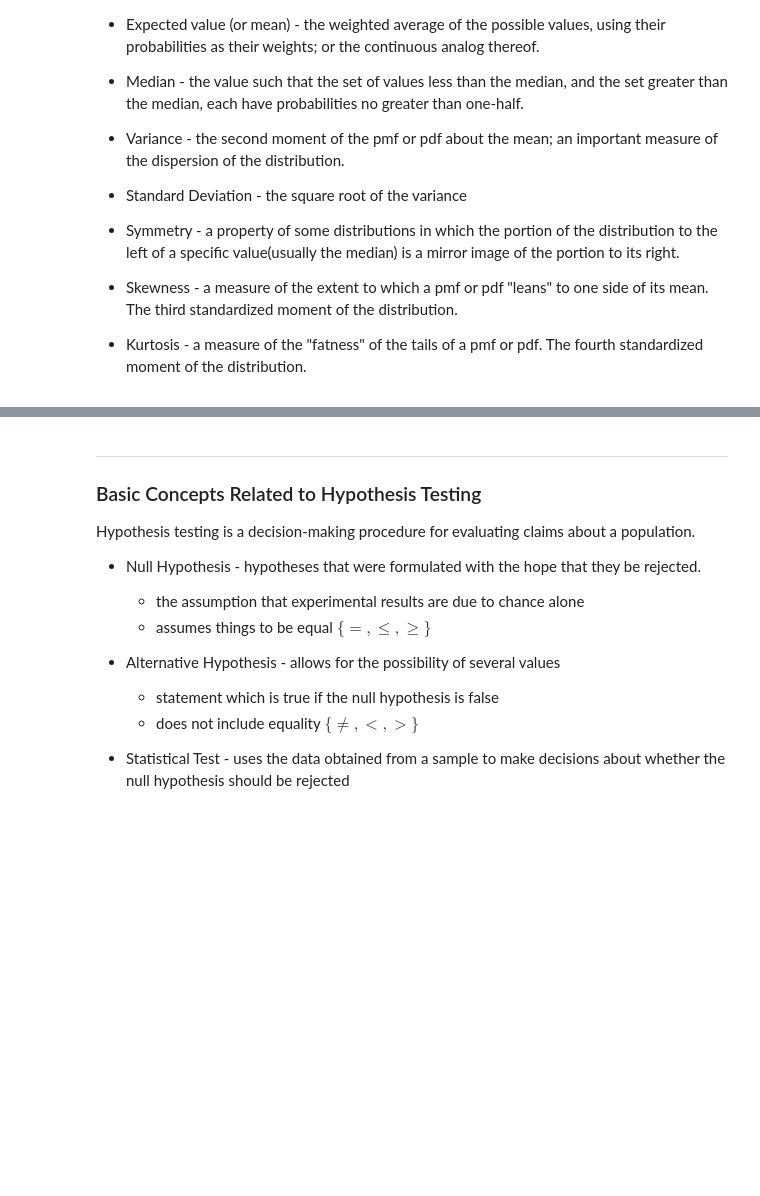
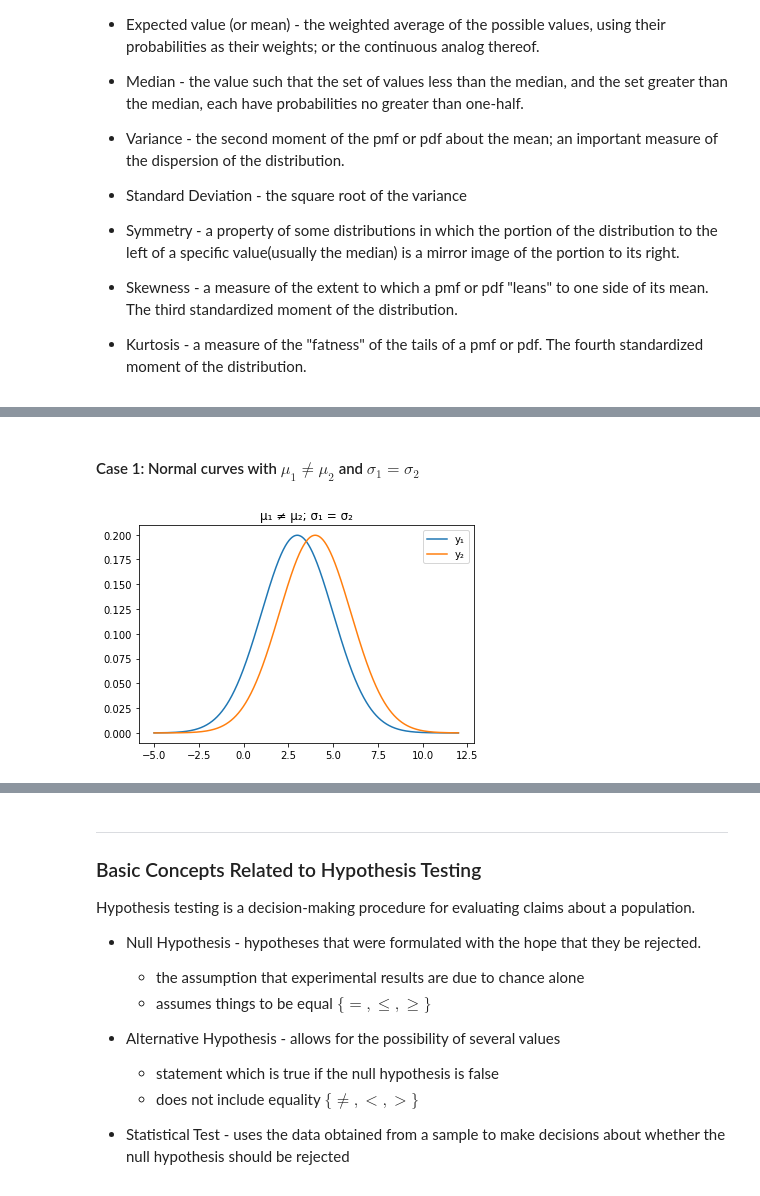
Before and after one commit to adeeconometrics/literate-programming, a Jupyter notebook: Statistical_Analyses.ipynb, the cells around one changed output, grey strips where cells are left out. Saved outputs shown, nothing was run; the diff lists cells and outputs as text; code cells hidden in the pictures; blank space fills up the shorter version.

```diff
--- a/Statistical_Analyses.ipynb
+++ b/Statistical_Analyses.ipynb
@@ -138,0 +194,22 @@ Basic Terms
+# %% [markdown]
+#### Case 1: Normal curves with $\mu_1 \neq \mu_2$ and $\sigma_1 = \sigma_2$
+# %%
+# plotting the with
+x = np.linspace(-5,12,1000)
+
+# definition of the normal curve
+y = lambda mean, std: (1 / (np.sqrt(2 * np.pi * np.power(std, 2)))) * \
+    (np.power(np.e, -(np.power((x - mean), 2) / (2 * np.power(std, 2)))))
+
+# testing case 1 where the mean is not equal and the std are equal
+y_1 = y(3,2)
+y_2 = y(4,2)
+
+plt.plot(x,y_1, label = "y₁")
+plt.plot(x,y_2,  label = "y₂")
+plt.title("μ₁ ≠ μ₂; σ₁ = σ₂")
+
+plt.legend()
+plt.show()
+# %% [output]
+[figure, added]
```
Also changed, not shown: parts of 16 cells of this notebook.
